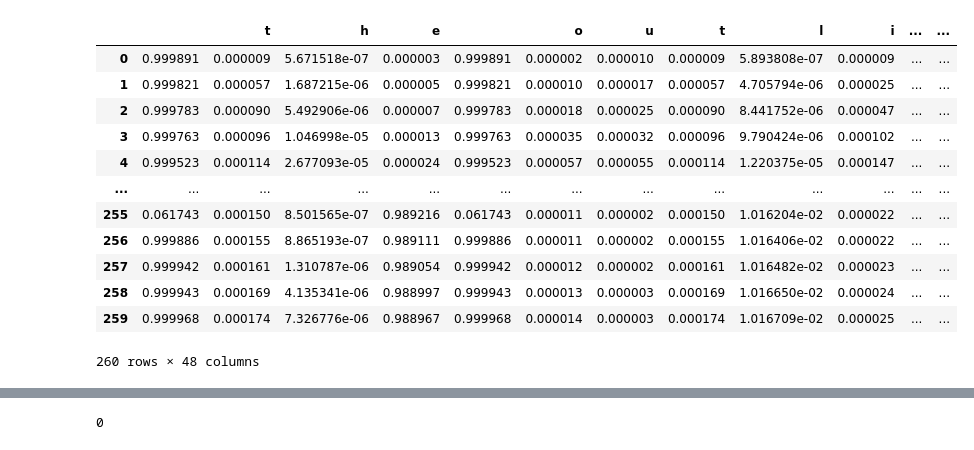
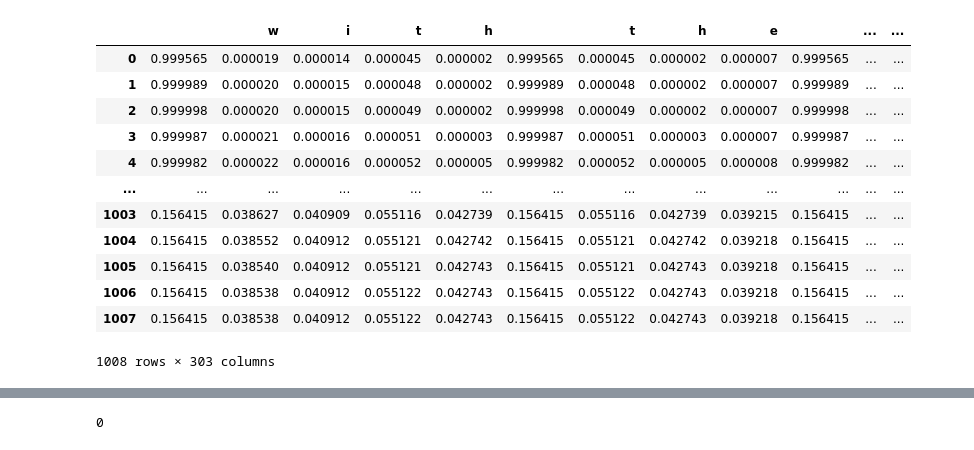
Before and after one commit to Breedoon/BookSync, a Jupyter notebook: __main__.ipynb, the cells around one changed output, grey strips where cells are left out. Saved outputs shown, nothing was run; the diff lists cells and outputs as text; code cells hidden in the pictures.

```diff
--- a/__main__.ipynb
+++ b/__main__.ipynb
@@ -13,0 +7,21 @@ logits = infer_character_distribution(filepath)
+# %%
+from utils.audio_to_logits import infer_character_distribution, alphabet, STEP_MS
+
+filepath = 'audio/02-11-30.wav'
+# true_text = "with the progressive dawn the outlines of an immense camp became visible"
+#
+# logits = infer_character_distribution(filepath)
+
+files = [
+    filepath,
+    # 'audio/02-11-30-01.wav',
+    # 'audio/02-11-30-02.wav',
+    # 'audio/02-11-30-03.wav',
+]
+true_text = "With the progressive dawn, the outlines of an immense camp became visible: long stretches of several rows of " \
+            "barbed wire fences; watch towers; search lights; and long columns of ragged human figures, grey in the greyness of " \
+            "dawn, trekking along the straight desolate roads, to what destination we did not know"
+logit_list = list()
+for file in files:
+    logit_list.append(infer_character_distribution(file))
+logits = np.vstack(logit_list)
@@ -61,49 +85,52 @@ array([['-', 'a', 'y', '1.0', '0.0', '0.0'],
 # %%
-start_s, end_s = 0, 5.2  # seconds of start and end of the target clip
-start_t, end_t = int(start_s * 1000 / STEP_MS), int(end_s * 1000 / STEP_MS)
+start_s, end_s = 0, len(logits) * STEP_MS / 1000 # 5.2  # seconds of start and end of the target clip
+start_t, end_t = int(start_s * 1000 / STEP_MS), int(end_s * 1000 / STEP_MS) + 1 # +1 b/c end-exclusive
 
 probs = logits.copy()[start_t:end_t, :]  # the progressive dawn
 probs[:, 0] += probs[:, -1]  # mix spaces and blanks (for simplicity)
 
 # If the model inserts a blank or a space after a character,
 # prolong that character's probability so that DTW simply repeats it,
 # instead of stopping the thread, for example:
 #   blank  d    a    w        blank  d    a    w
 #     0    0.8  0    0          0    0.8  0    0
 #     0.5  0.1  0    0          0.5  0.5  0    0
 #     0.8  0    0    0    ->    0.8  0.4  0    0
 #     0.1  0    0.7  0          0.1  0    0.7  0
 #     0    0    0    0.7        0    0    0    0.7
 for i in range(1, len(probs)):
     probs[i, 1:-1] += probs[i, 0] * probs[i - 1, 1:-1]
 
 # Surround with blanks b/c recording has silence in the beginning and at the end
 # and one of assumptions of DTW is that index of one array maps onto first index of the other array
 # transcript = ' with the progressive dawn '
-transcript = ' the outlines of an immense camp became visible '
+# transcript = ' the outlines of an immense camp became visible '
+# transcript = ' with the progressive dawn the outlines of an immense camp became visible '
+# remove non-alpha chars, make all lower case and pad with spaces
+transcript = ' ' + re.compile(r'[^a-zA-Z\ ]').sub('', true_text).lower() + ' '
 # transcript = ' ' + true_text + ' '
 
 trpt_ind_map = pd.Series(np.arange(len(alph)), index=alph)
 
 trpt_inds = trpt_ind_map[list(transcript)].values
 p_fit = probs[:, trpt_inds]
 
 mapping = pd.DataFrame(p_fit, columns=list(transcript))
 mapping
 # %% [output]
-|  |  | t | h | e |  | o | u | t | l | i | ... | ... |
-| 0 | 0.999891 | 0.000009 | 5.671518e-07 | 0.000003 | 0.999891 | 0.000002 | 0.000010 | 0.000009 | 5.893808e-07 | 0.000009 | ... | ... |
-| 1 | 0.999821 | 0.000057 | 1.687215e-06 | 0.000005 | 0.999821 | 0.000010 | 0.000017 | 0.000057 | 4.705794e-06 | 0.000025 | ... | ... |
-| 2 | 0.999783 | 0.000090 | 5.492906e-06 | 0.000007 | 0.999783 | 0.000018 | 0.000025 | 0.000090 | 8.441752e-06 | 0.000047 | ... | ... |
-| 3 | 0.999763 | 0.000096 | 1.046998e-05 | 0.000013 | 0.999763 | 0.000035 | 0.000032 | 0.000096 | 9.790424e-06 | 0.000102 | ... | ... |
-| 4 | 0.999523 | 0.000114 | 2.677093e-05 | 0.000024 | 0.999523 | 0.000057 | 0.000055 | 0.000114 | 1.220375e-05 | 0.000147 | ... | ... |
+|  |  | w | i | t | h |  | t | h | e |  | ... | ... |
+| 0 | 0.999565 | 0.000019 | 0.000014 | 0.000045 | 0.000002 | 0.999565 | 0.000045 | 0.000002 | 0.000007 | 0.999565 | ... | ... |
+| 1 | 0.999989 | 0.000020 | 0.000015 | 0.000048 | 0.000002 | 0.999989 | 0.000048 | 0.000002 | 0.000007 | 0.999989 | ... | ... |
+| 2 | 0.999998 | 0.000020 | 0.000015 | 0.000049 | 0.000002 | 0.999998 | 0.000049 | 0.000002 | 0.000007 | 0.999998 | ... | ... |
+| 3 | 0.999987 | 0.000021 | 0.000016 | 0.000051 | 0.000003 | 0.999987 | 0.000051 | 0.000003 | 0.000007 | 0.999987 | ... | ... |
+| 4 | 0.999982 | 0.000022 | 0.000016 | 0.000052 | 0.000005 | 0.999982 | 0.000052 | 0.000005 | 0.000008 | 0.999982 | ... | ... |
 | ... | ... | ... | ... | ... | ... | ... | ... | ... | ... | ... | ... | ... |
-| 255 | 0.061743 | 0.000150 | 8.501565e-07 | 0.989216 | 0.061743 | 0.000011 | 0.000002 | 0.000150 | 1.016204e-02 | 0.000022 | ... | ... |
-| 256 | 0.999886 | 0.000155 | 8.865193e-07 | 0.989111 | 0.999886 | 0.000011 | 0.000002 | 0.000155 | 1.016406e-02 | 0.000022 | ... | ... |
-| 257 | 0.999942 | 0.000161 | 1.310787e-06 | 0.989054 | 0.999942 | 0.000012 | 0.000002 | 0.000161 | 1.016482e-02 | 0.000023 | ... | ... |
-| 258 | 0.999943 | 0.000169 | 4.135341e-06 | 0.988997 | 0.999943 | 0.000013 | 0.000003 | 0.000169 | 1.016650e-02 | 0.000024 | ... | ... |
-| 259 | 0.999968 | 0.000174 | 7.326776e-06 | 0.988967 | 0.999968 | 0.000014 | 0.000003 | 0.000174 | 1.016709e-02 | 0.000025 | ... | ... |
+| 1003 | 0.156415 | 0.038627 | 0.040909 | 0.055116 | 0.042739 | 0.156415 | 0.055116 | 0.042739 | 0.039215 | 0.156415 | ... | ... |
+| 1004 | 0.156415 | 0.038552 | 0.040912 | 0.055121 | 0.042742 | 0.156415 | 0.055121 | 0.042742 | 0.039218 | 0.156415 | ... | ... |
+| 1005 | 0.156415 | 0.038540 | 0.040912 | 0.055121 | 0.042743 | 0.156415 | 0.055121 | 0.042743 | 0.039218 | 0.156415 | ... | ... |
+| 1006 | 0.156415 | 0.038538 | 0.040912 | 0.055122 | 0.042743 | 0.156415 | 0.055122 | 0.042743 | 0.039218 | 0.156415 | ... | ... |
+| 1007 | 0.156415 | 0.038538 | 0.040912 | 0.055122 | 0.042743 | 0.156415 | 0.055122 | 0.042743 | 0.039218 | 0.156415 | ... | ... |
-260 rows × 48 columns
+1008 rows × 303 columns
 # %%
 import utils.fastdtw
 from importlib import reload
```
Also changed, not shown: parts of 10 cells of this notebook, 1 other file.
